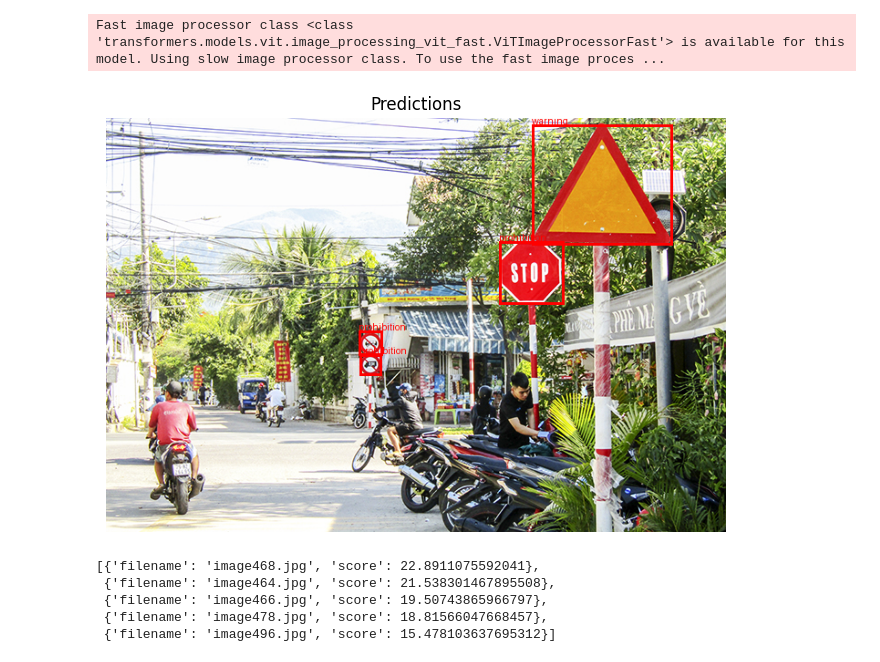
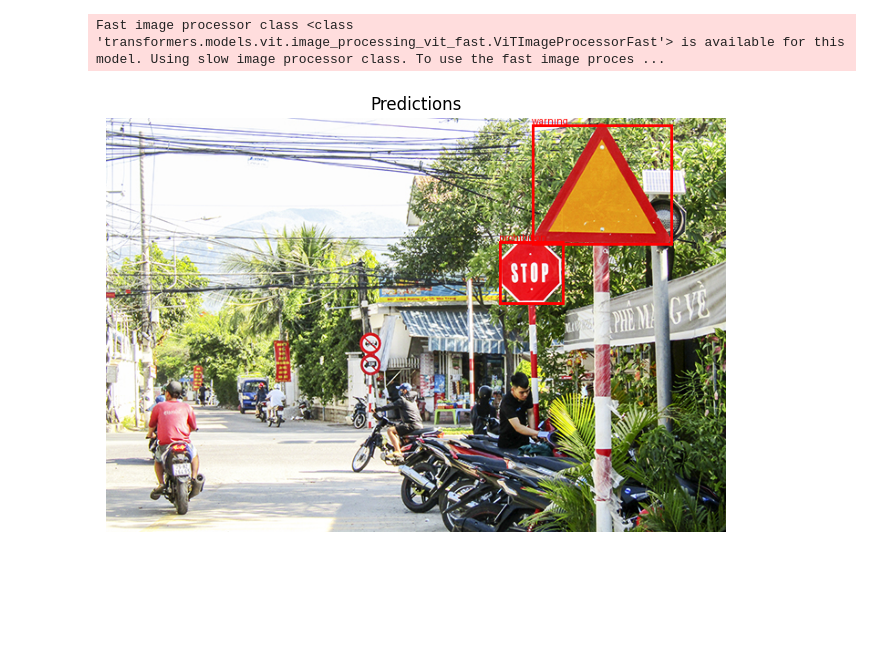
Before and after one commit to KiRzEa/VLSP_2025_SIGMA, a Jupyter notebook: notebooks/experiment_image_retrieval.ipynb, the cells around one changed output. Drawn from its saved outputs; the diff is of its cells as text; code cells hidden in the pictures; blank space fills up the shorter version.

```diff
--- a/notebooks/experiment_image_retrieval.ipynb
+++ b/notebooks/experiment_image_retrieval.ipynb
@@ -144,24 +11,14 @@ Fast image processor class <class 'transformers.models.vit.image_processing_vit_
 # %%
 from src.utils.crop_utils import plot_prediction_boxes
 predictions = service.detector.detect(
-    image=r"data\train_data\train_images\train_images\train_1_1.jpg"
+    image=r"data\train_data\train_images\train_images\train_1_1.jpg",
+    top_k=5,
+    min_area_ratio=1e-2
 )
 
 plot_prediction_boxes(
     image=r"data\train_data\train_images\train_images\train_1_1.jpg",
     predictions=predictions
 )
 # %% [output]
-[figure, old version]
+[figure, new version]
-# %%
-from PIL import Image
-
-image = Image.open(r"data\processed\law_db\images\image003.png").convert("RGB")
-
-service.image_retriever.search(image)
-# %% [output]
-[{'filename': 'image468.jpg', 'score': 22.8911075592041},
- {'filename': 'image464.jpg', 'score': 21.538301467895508},
- {'filename': 'image466.jpg', 'score': 19.50743865966797},
- {'filename': 'image478.jpg', 'score': 18.81566047668457},
- {'filename': 'image496.jpg', 'score': 15.478103637695312}]
```
Also changed, not shown: parts of 9 cells of this notebook, 2 other files.
